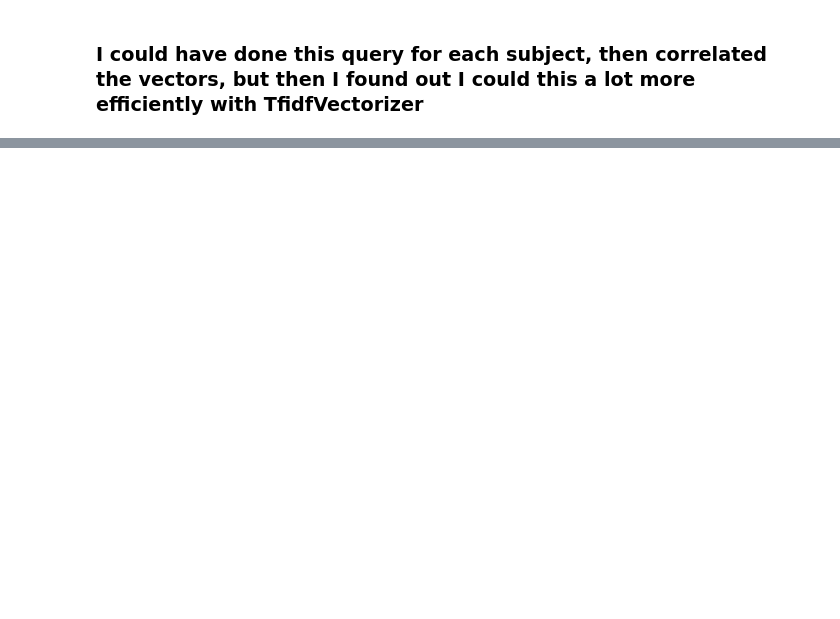
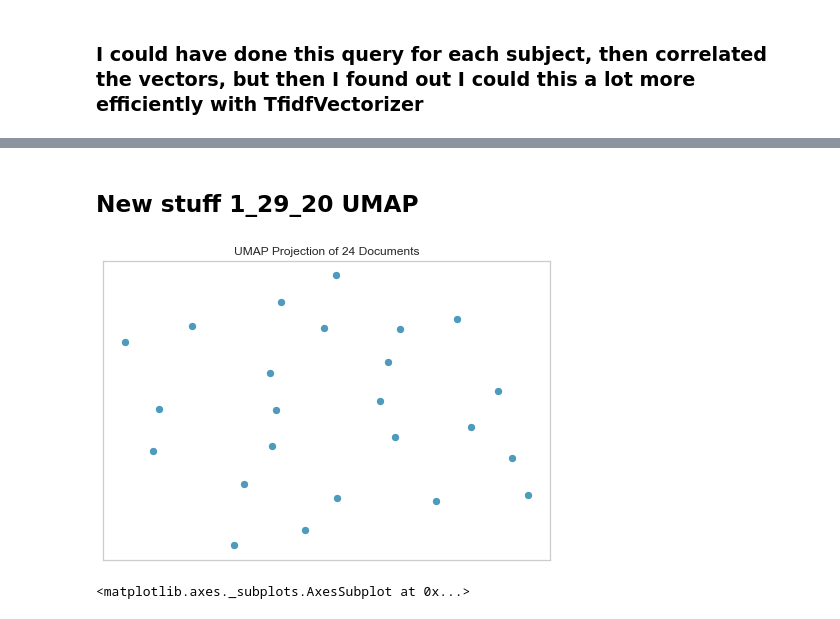
Before and after one commit to wbreilly/python_psc290, a Jupyter notebook: hw/psc290_python_finalproject.ipynb, the cells around one changed output, grey strips where cells are left out. Drawn from its saved outputs; the diff is of its cells as text; code cells hidden in the pictures; blank space fills up the shorter version.

```diff
--- a/hw/psc290_python_finalproject.ipynb
+++ b/hw/psc290_python_finalproject.ipynb
@@ -252,0 +274,9 @@ Cluster 0:
+# %% [markdown]
+## New stuff 1_29_20 UMAP
+# %%
+umap = UMAPVisualizer(metric='cosine')
+umap.fit(tfidf)
+umap.show()
+# %% [output]
+[figure, added]
+<matplotlib.axes._subplots.AxesSubplot at 0x...>
```
Also changed, not shown: parts of 12 cells of this notebook.
